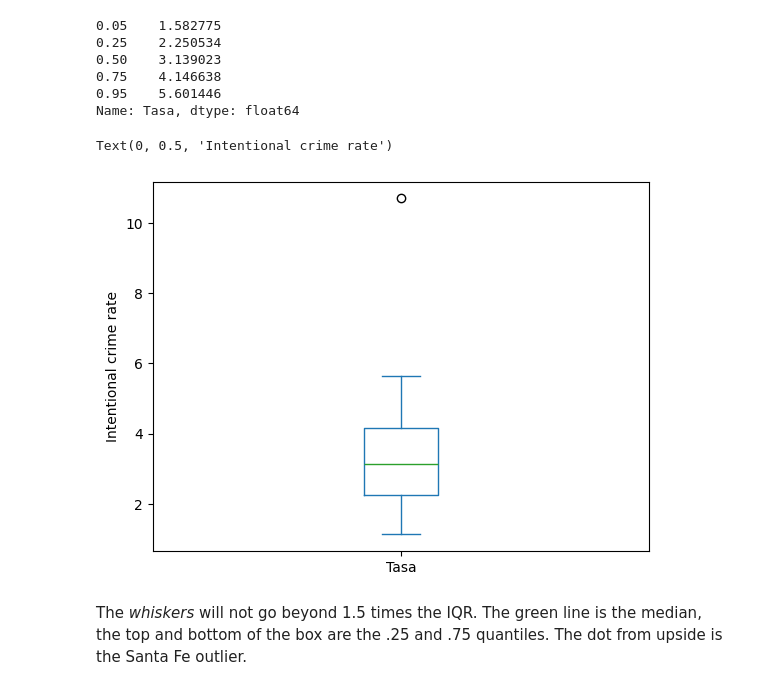
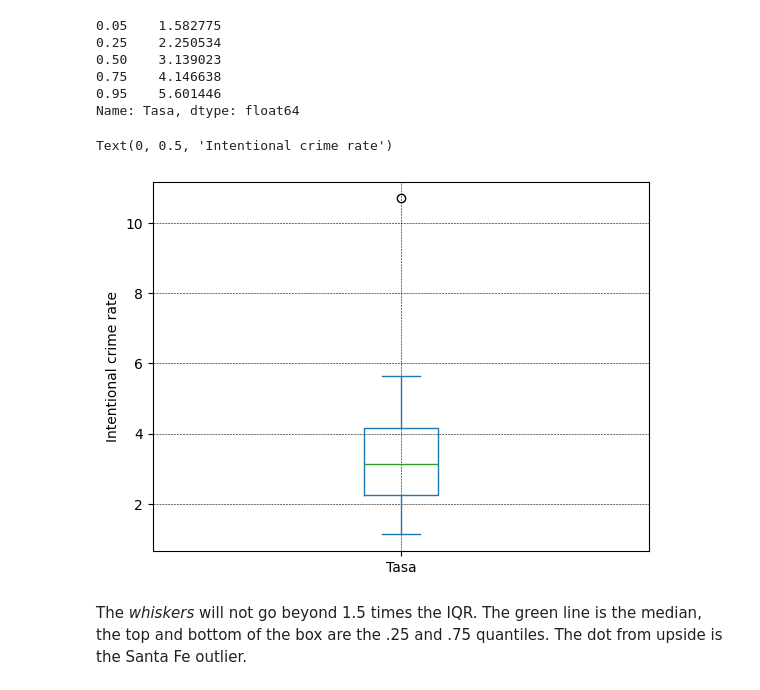
Before and after one commit to matuneville/practical-statistics-book, a Jupyter notebook: src/chapter_01/ExploratoryDataAnalysis_Py.ipynb, the cells around one changed output. Saved outputs shown, nothing was run; the diff lists cells and outputs as text; code cells hidden in the pictures.

```diff
--- a/src/chapter_01/ExploratoryDataAnalysis_Py.ipynb
+++ b/src/chapter_01/ExploratoryDataAnalysis_Py.ipynb
@@ -99,10 +99,11 @@ Name: Tasa, dtype: float64
 # %%
 # Crime rate Boxplot
 ax = (df['Tasa']).plot.box()
+ax.grid(True, linewidth="0.4", color="black", linestyle="--")
 ax.set_ylabel('Intentional crime rate')
 # %% [output]
 Text(0, 0.5, 'Intentional crime rate')
-[figure, old version]
+[figure, new version]
 # %% [markdown]
 The _whiskers_ will not go beyond 1.5 times the IQR. The green line is the median, the top and bottom of the box are the .25 and .75 quantiles. The dot from upside is the Santa Fe outlier.
 # %%
```
Also changed, not shown: parts of 1 cell of this notebook.
